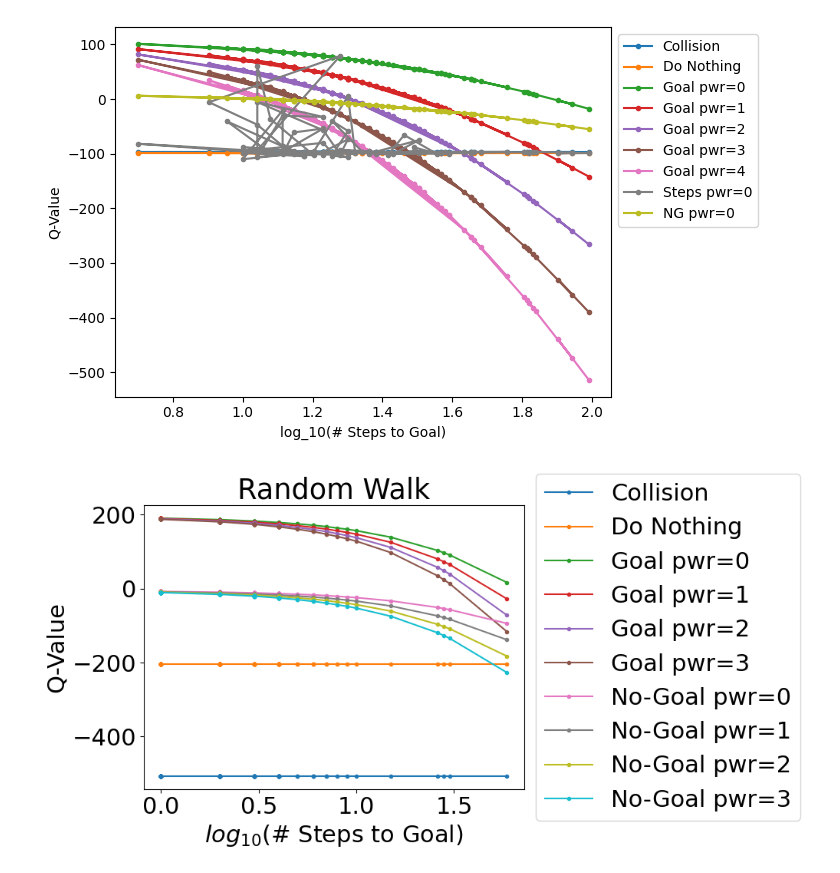
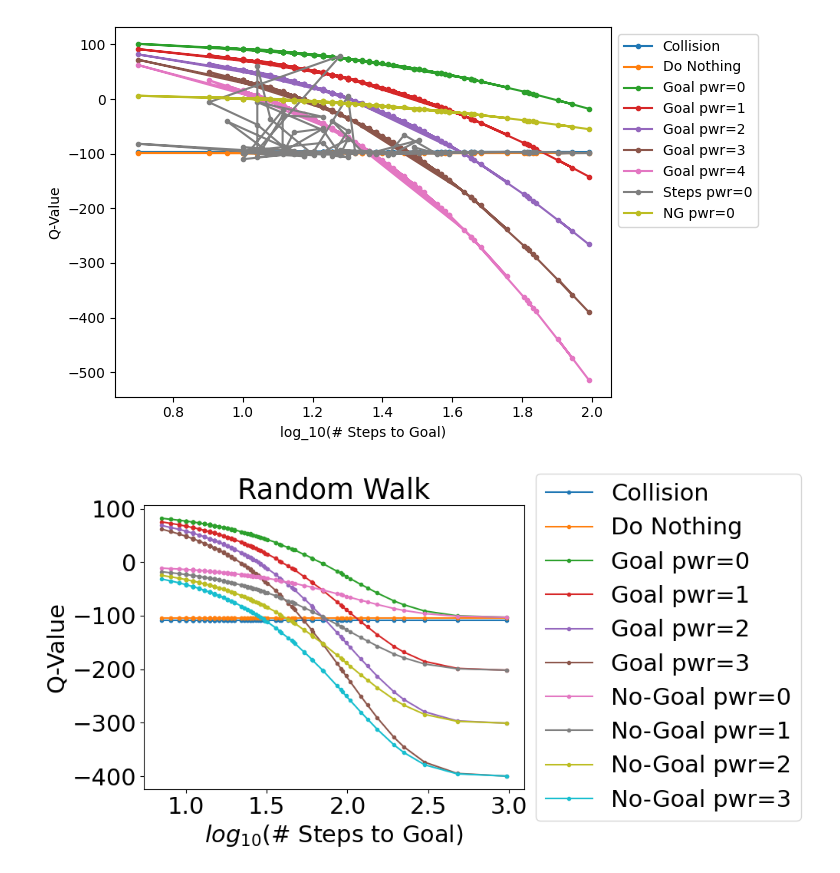
Before and after one commit to WreckItTim/rl_drone, a Jupyter notebook: train_eval.ipynb, the cells around one changed output. Saved outputs shown, nothing was run; the diff lists cells and outputs as text; code cells hidden in the pictures.

```diff
--- a/train_eval.ipynb
+++ b/train_eval.ipynb
@@ -1012,16 +1012,16 @@ def distance(d):
     return .1*(np.tanh(d))
     #return 0.1*d
 def steps(s):
-    return -2
+    return -1
 def resolution(c1, c2):
     return -1*c1#1*(np.exp(-*c1)-1) #+ np.exp(-.5*c2)-1 # two sensors to detect resolution
 def goal(yes):
-    return 200 if yes else 0
+    return 100 if yes else 0
 def collision(yes):
-    return -500 if yes else 0
+    return -100 if yes else 0
 
 gamma = 0.99
-start_distance = 10
+start_distance = 100
 qsc = []
 qsS2 = []
 qsS3 = []
@@ -1119,34 +1119,34 @@ for mean_step in mean_steps:
         if s > max_steps:
             break
     qsS.append(qS)
 
 steps_to_goal = np.log10(steps_to_goal)
 steps_to_goal2 = steps_to_goal.copy()
 steps_to_goal2.sort()
 plt.plot(steps_to_goal2, [x for _, x in sorted(zip(steps_to_goal, qsc))], marker='.', label='Collision')
 plt.plot(steps_to_goal2, [x for _, x in sorted(zip(steps_to_goal, qs))], marker='.', label='Do Nothing')
 plt.plot(steps_to_goal2, [x for _, x in sorted(zip(steps_to_goal, qs0))], marker='.', label='Goal pwr=0')
 plt.plot(steps_to_goal2, [x for _, x in sorted(zip(steps_to_goal, qs1))], marker='.', label='Goal pwr=1')
 plt.plot(steps_to_goal2, [x for _, x in sorted(zip(steps_to_goal, qs2))], marker='.', label='Goal pwr=2')
 plt.plot(steps_to_goal2, [x for _, x in sorted(zip(steps_to_goal, qs3))], marker='.', label='Goal pwr=3')
 #plt.plot(steps_to_goal2, [x for _, x in sorted(zip(steps_to_goal, qsc))]qs4, marker='.', label='Goal pwr=4')
 #plt.plot(steps_to_goal2, [x for _, x in sorted(zip(steps_to_goal, qsc))]qsS, marker='.', label='Steps pwr=0')
 plt.plot(steps_to_goal2, [x for _, x in sorted(zip(steps_to_goal, qsS2))], marker='.', label='No-Goal pwr=0')
 plt.plot(steps_to_goal2, [x for _, x in sorted(zip(steps_to_goal, qsS3))], marker='.', label='No-Goal pwr=1')
 plt.plot(steps_to_goal2, [x for _, x in sorted(zip(steps_to_goal, qsS4))], marker='.', label='No-Goal pwr=2')
 plt.plot(steps_to_goal2, [x for _, x in sorted(zip(steps_to_goal, qsS5))], marker='.', label='No-Goal pwr=3')
 #plt.plot(steps_to_goal2, [x for _, x in sorted(zip(steps_to_goal, qsc))]qsS6, marker='.', label='NG pwr=4')
 #plt.xticks([i for i in range(1,4)])
 plt.title('Random Walk')
 #plt.legend(loc='upper center', bbox_to_anchor=(0.5, -0.1),
 #          fancybox=True, shadow=True, ncol=3)
 plt.legend(loc='center left', bbox_to_anchor=(1, 0.5))
 plt.xlabel(r'$log_{10}$(# Steps to Goal)')
 plt.ylabel('Q-Value')
 #plt.yticks([-300, -200, -100, 0, 100])
 plt.show()
 # %% [output]
-[figure, old version]
+[figure, new version]
 # %%
 steps_to_goal
 # %% [output]
```
Also changed, not shown: 7 other files.
